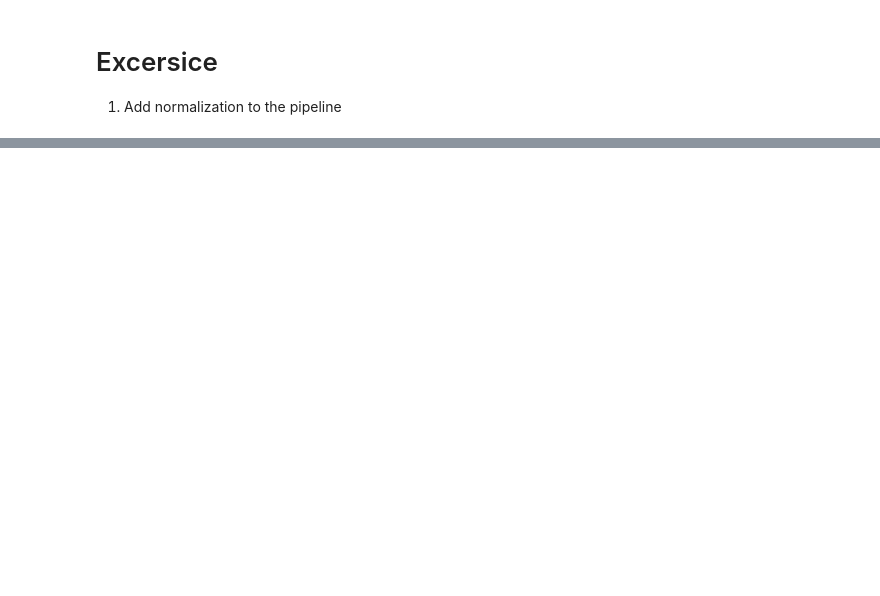
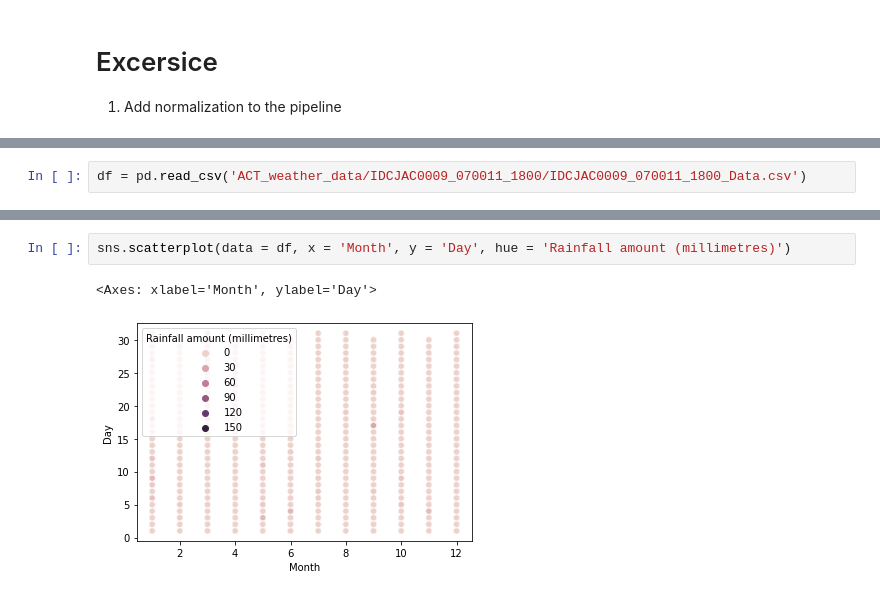
Before and after one commit to nci900/AAPP-Distributed-Dask, a Jupyter notebook: Dask-ml/dask-ml.ipynb, the cells around one changed output, grey strips where cells are left out. Cells and saved outputs as stored; diff of their text form; blank space fills up the shorter version.

```diff
--- a/Dask-ml/dask-ml.ipynb
+++ b/Dask-ml/dask-ml.ipynb
@@ -476,0 +479,2 @@ sns.scatterplot(data = X_train, x = 'Longitude', y = 'Latitude', hue = pipe['clu
+# %%
+df = pd.read_csv('ACT_weather_data/IDCJAC0009_070011_1800/IDCJAC0009_070011_1800_Data.csv')
@@ -476,0 +507,5 @@ sns.scatterplot(data = X_train, x = 'Longitude', y = 'Latitude', hue = pipe['clu
+# %%
+sns.scatterplot(data = df, x = 'Month', y = 'Day', hue = 'Rainfall amount (millimetres)')
+# %% [output]
+<Axes: xlabel='Month', ylabel='Day'>
+[figure, added]
```
Also changed, not shown: parts of 30 cells of this notebook, 3 other files.
